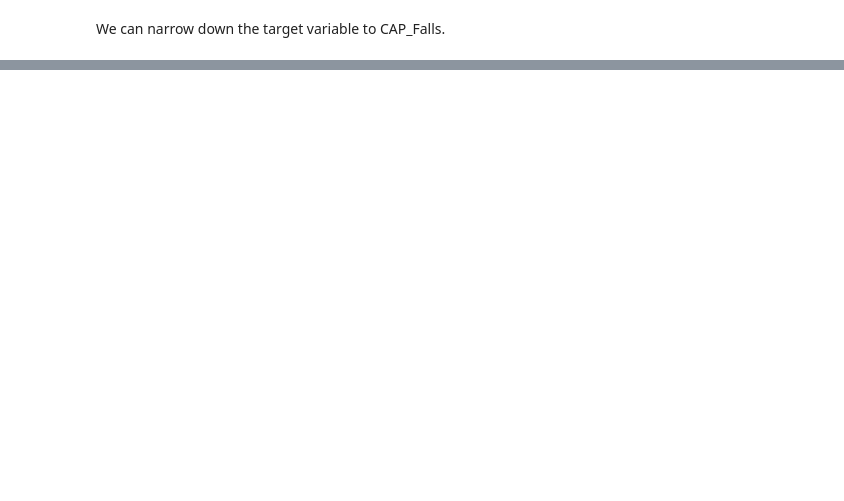
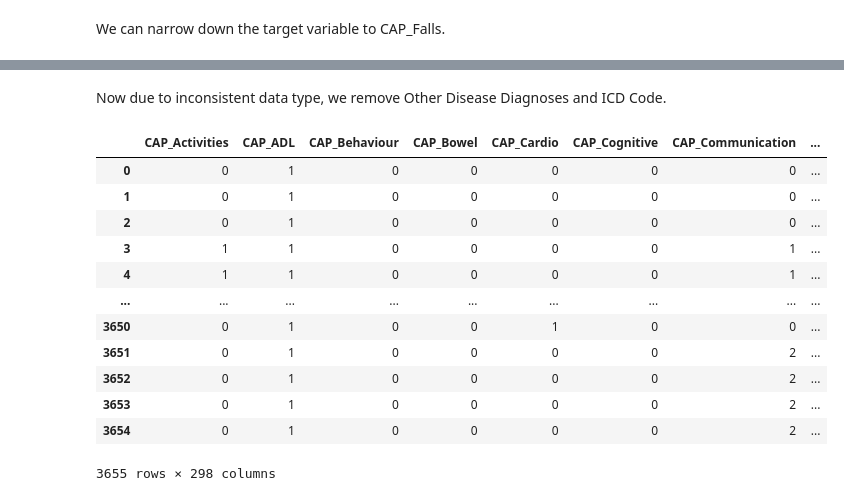
Before and after one commit to crayonthree/fallPredictionModel, a Jupyter notebook: model/fallPreventionModel.ipynb, the cells around one changed output, grey strips where cells are left out. Drawn from its saved outputs; the diff is of its cells as text; code cells hidden in the pictures; blank space fills up the shorter version.

```diff
--- a/model/fallPreventionModel.ipynb
+++ b/model/fallPreventionModel.ipynb
@@ -34,0 +58,21 @@ We can narrow down the target variable to CAP_Falls.
+# %%
+data_preprocessed = data.drop(axis=1,columns=["Reference Date","Goals of Care - text","Goals of Care - Primary goal","Primary language","Assessment Date"])
+# %% [markdown]
+Now due to inconsistent data type, we remove Other Disease Diagnoses and ICD Code.
+# %%
+data_preprocessed = data_preprocessed.drop(axis=1,columns=["Other Disease Diagnoses","ICD Code"])
+data_preprocessed
+# %% [output]
+|  | CAP_Activities | CAP_ADL | CAP_Behaviour | CAP_Bowel | CAP_Cardio | CAP_Cognitive | CAP_Communication | ... |
+| 0 | 0 | 1 | 0 | 0 | 0 | 0 | 0 | ... |
+| 1 | 0 | 1 | 0 | 0 | 0 | 0 | 0 | ... |
+| 2 | 0 | 1 | 0 | 0 | 0 | 0 | 0 | ... |
+| 3 | 1 | 1 | 0 | 0 | 0 | 0 | 1 | ... |
+| 4 | 1 | 1 | 0 | 0 | 0 | 0 | 1 | ... |
+| ... | ... | ... | ... | ... | ... | ... | ... | ... |
+| 3650 | 0 | 1 | 0 | 0 | 1 | 0 | 0 | ... |
+| 3651 | 0 | 1 | 0 | 0 | 0 | 0 | 2 | ... |
+| 3652 | 0 | 1 | 0 | 0 | 0 | 0 | 2 | ... |
+| 3653 | 0 | 1 | 0 | 0 | 0 | 0 | 2 | ... |
+| 3654 | 0 | 1 | 0 | 0 | 0 | 0 | 2 | ... |
+3655 rows × 298 columns
```
Also changed, not shown: parts of 10 cells of this notebook, 1 other file.
